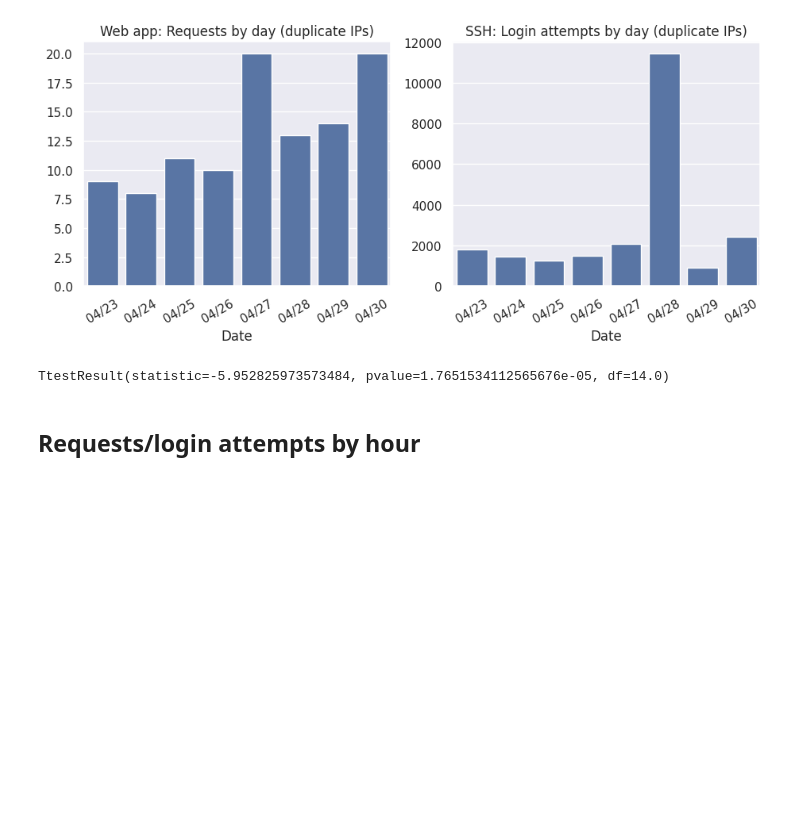
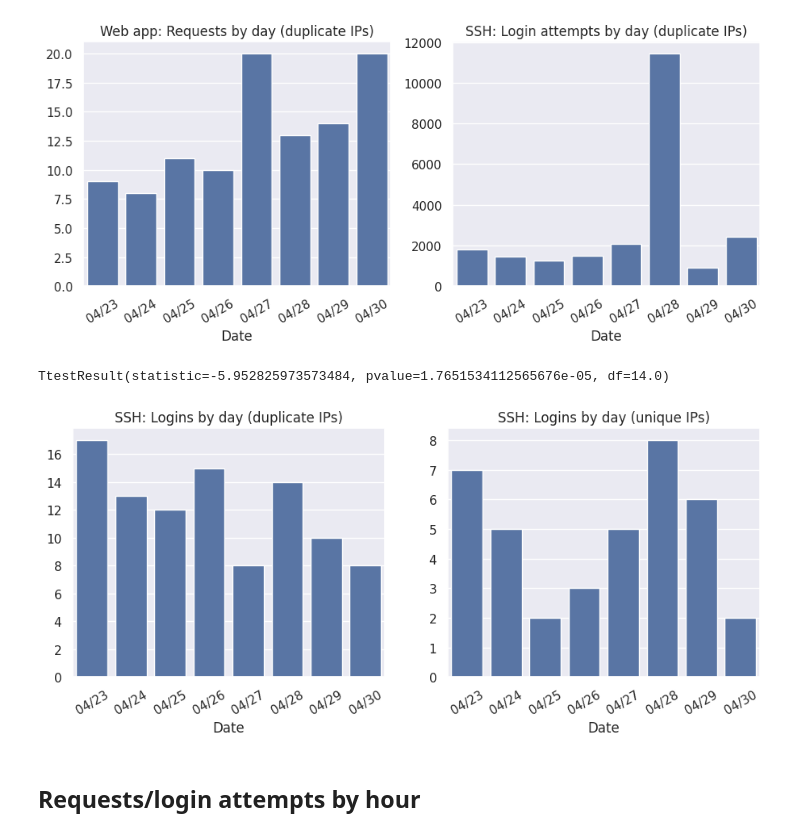
Before and after one commit to ysthakur/hacs202-ssh-hp, a Jupyter notebook: imhungry.ipynb, the cells around one changed output. Cells and saved outputs as stored; diff of their text form; code cells hidden in the pictures; blank space fills up the shorter version.

```diff
--- a/imhungry.ipynb
+++ b/imhungry.ipynb
@@ -364,6 +345,21 @@ stats.ttest_ind(
 )
 # %% [output]
 TtestResult(statistic=-5.952825973573484, pvalue=1.7651534112565676e-05, df=14.0)
+# %%
+fig, axes = plt.subplots(1, 2, figsize=(11, 4))
+
+by_day_graph(
+    "SSH: Logins by day (duplicate IPs)",
+    logins.groupby(DATE_COL).apply(len, include_groups=False),
+    ax=axes[0],
+)
+by_day_graph(
+    "SSH: Logins by day (unique IPs)",
+    unique_ips(logins, DATE_COL),
+    ax=axes[1],
+)
+# %% [output]
+[figure, added]
 # %% [markdown]
 ## Requests/login attempts by hour
 # %%
```
Also changed, not shown: parts of 16 cells of this notebook.
